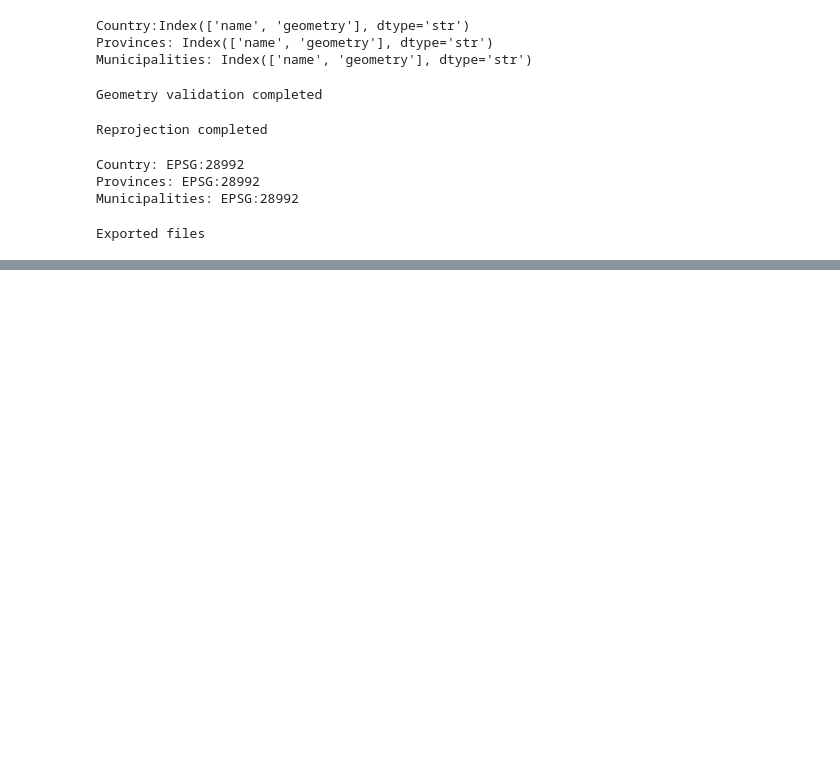
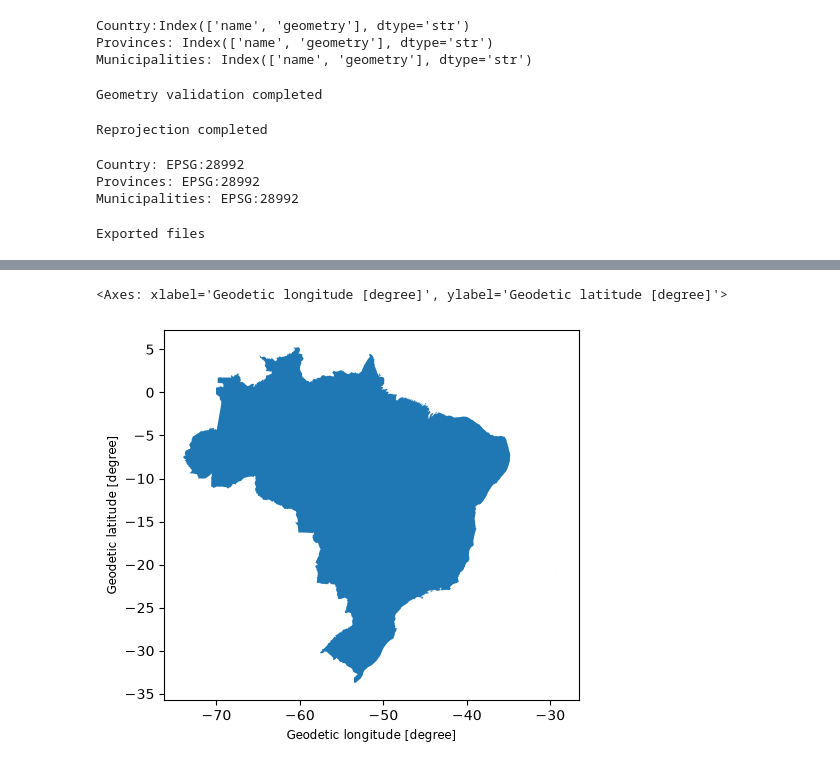
Before and after one commit to armaanFarooqui/playground, a Jupyter notebook: notebooks/2_data_setup.ipynb, the cells around one changed output, grey strips where cells are left out. Cells and saved outputs as stored; diff of their text form; code cells hidden in the pictures; blank space fills up the shorter version.

```diff
--- a/notebooks/2_data_setup.ipynb
+++ b/notebooks/2_data_setup.ipynb
@@ -411,0 +447,12 @@ Exported files
+# %%
+states = states[[
+    'NM_UF', 'geometry'
+]]
+
+states = states.rename(
+    columns={
+        'NM_UF': 'name'
+    }
+)
+
+states.head()
@@ -411,0 +466,25 @@ Exported files
+# %%
+country['geometry'] = country['geometry'].make_valid()
+states['geometry'] = states['geometry'].make_valid()
+# %%
+country.to_file(
+    export_path,
+    layer='1',
+    driver='GPKG',
+    index=False
+)
+
+states.to_file(
+    export_path,
+    layer='2',
+    driver='GPKG',
+    index=False
+)
+
+gpd.read_file(
+    export_path,
+    layer='1'
+).plot()
+# %% [output]
+<Axes: xlabel='Geodetic longitude [degree]', ylabel='Geodetic latitude [degree]'>
+[figure, added]
```
Also changed, not shown: parts of 12 cells of this notebook, 2 other files.
